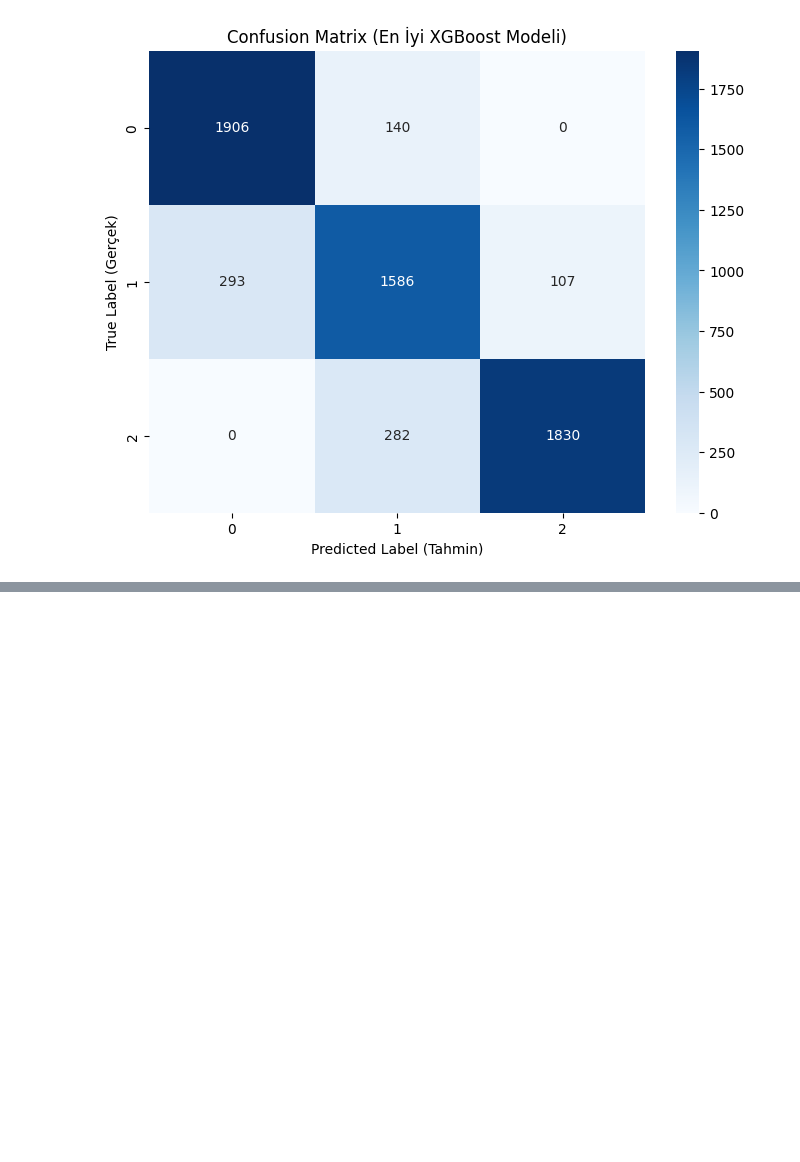
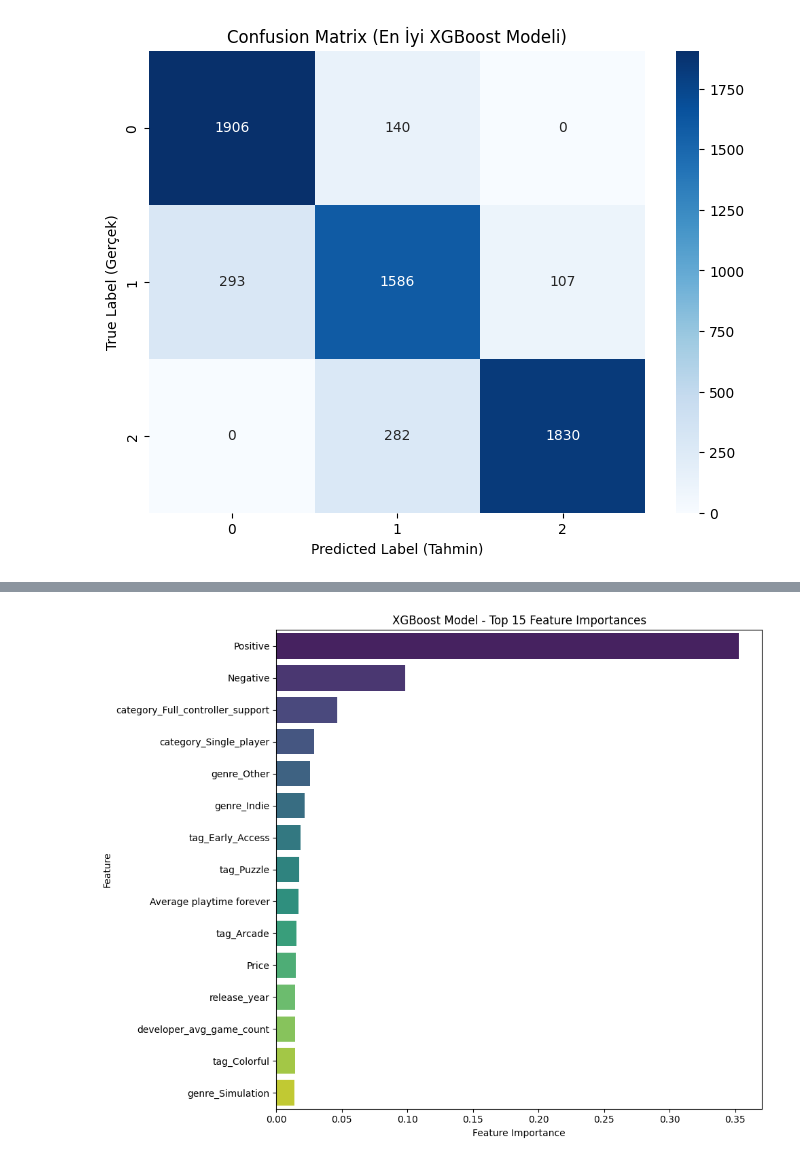
Before and after one commit to TraiNox/TraiNox, a Jupyter notebook: Target1_XGBoost.ipynb, the cells around one changed output, grey strips where cells are left out. Cells and saved outputs as stored; diff of their text form; code cells hidden in the pictures; blank space fills up the shorter version.

```diff
--- a/Target1_XGBoost.ipynb
+++ b/Target1_XGBoost.ipynb
@@ -206,0 +288,22 @@ Confusion Matrix:
+# %%
+
+# feature importances alıyoruz XGBoosttan
+importances = best_model.feature_importances_
+features = x_train.columns
+
+# DataFrame oluştıuryoruz featurelar için
+feature_importance_df = pd.DataFrame({'Feature': features, 'Importance': importances})
+
+# ilk 15 öneme göre sıralıyoruz
+top_features_xgb = feature_importance_df.sort_values(by='Importance', ascending=False).head(15)
+
+# Plotting
+plt.figure(figsize=(10, 8))
+sns.barplot(x='Importance', y='Feature', data=top_features_xgb, palette='viridis')
+plt.title('XGBoost Model - Top 15 Feature Importances')
+plt.xlabel('Feature Importance')
+plt.ylabel('Feature')
+plt.tight_layout()
+plt.show()
+# %% [output]
+[figure, added]
```
Also changed, not shown: parts of 5 cells of this notebook.
